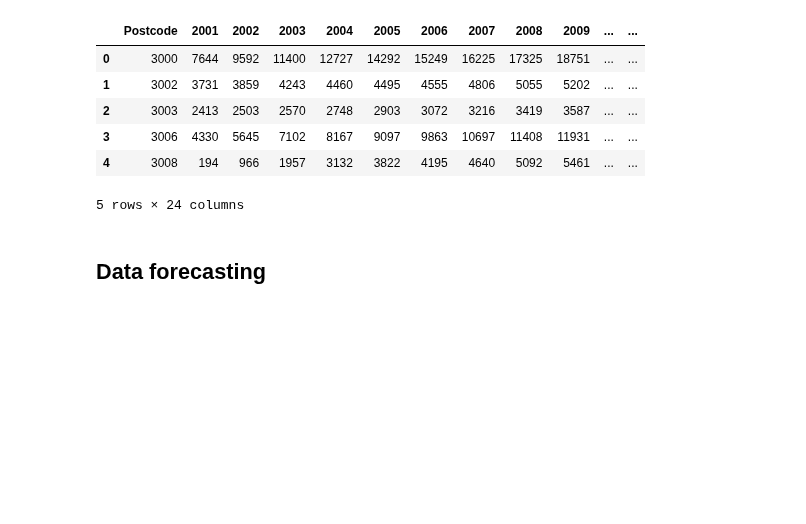
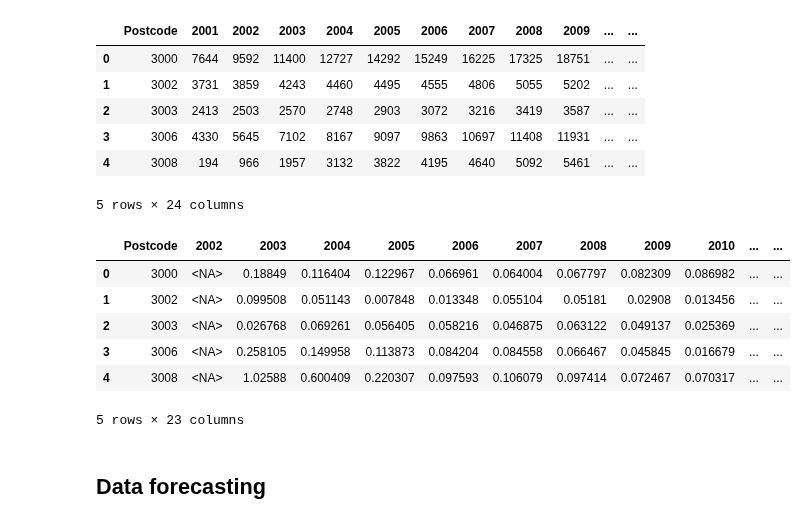
Before and after one commit to MAST30034-AppliedDataScience/project-2-group-real-estate-industry-project-16, a Jupyter notebook: notebooks/preprocess_population_2001-23.ipynb, the cells around one changed output. Saved outputs shown, nothing was run; the diff lists cells and outputs as text; code cells hidden in the pictures; blank space fills up the shorter version.

```diff
--- a/notebooks/preprocess_population_2001-23.ipynb
+++ b/notebooks/preprocess_population_2001-23.ipynb
@@ -100 +100,16 @@ population_postcode_year_merged_df.head()
 population_postcode_year_merged_df.to_csv('../data/landing/preprocessed_population_2001-23.csv', index=False)
+# %%
+# Percentage change in population
+population_postcode_year_merged_df.set_index('Postcode', inplace=True)
+population_rate_df = population_postcode_year_merged_df.loc[:, '2002':'2023'].pct_change(axis=1)
+population_rate_df = population_rate_df.reset_index()
+population_postcode_year_merged_df = population_postcode_year_merged_df.reset_index()
+population_rate_df.head()
+# %% [output]
+|  | Postcode | 2002 | 2003 | 2004 | 2005 | 2006 | 2007 | 2008 | 2009 | 2010 | ... | ... |
+| 0 | 3000 | <NA> | 0.18849 | 0.116404 | 0.122967 | 0.066961 | 0.064004 | 0.067797 | 0.082309 | 0.086982 | ... | ... |
+| 1 | 3002 | <NA> | 0.099508 | 0.051143 | 0.007848 | 0.013348 | 0.055104 | 0.05181 | 0.02908 | 0.013456 | ... | ... |
+| 2 | 3003 | <NA> | 0.026768 | 0.069261 | 0.056405 | 0.058216 | 0.046875 | 0.063122 | 0.049137 | 0.025369 | ... | ... |
+| 3 | 3006 | <NA> | 0.258105 | 0.149958 | 0.113873 | 0.084204 | 0.084558 | 0.066467 | 0.045845 | 0.016679 | ... | ... |
+| 4 | 3008 | <NA> | 1.02588 | 0.600409 | 0.220307 | 0.097593 | 0.106079 | 0.097414 | 0.072467 | 0.070317 | ... | ... |
+5 rows × 23 columns
```
Also changed, not shown: parts of 6 cells of this notebook.
